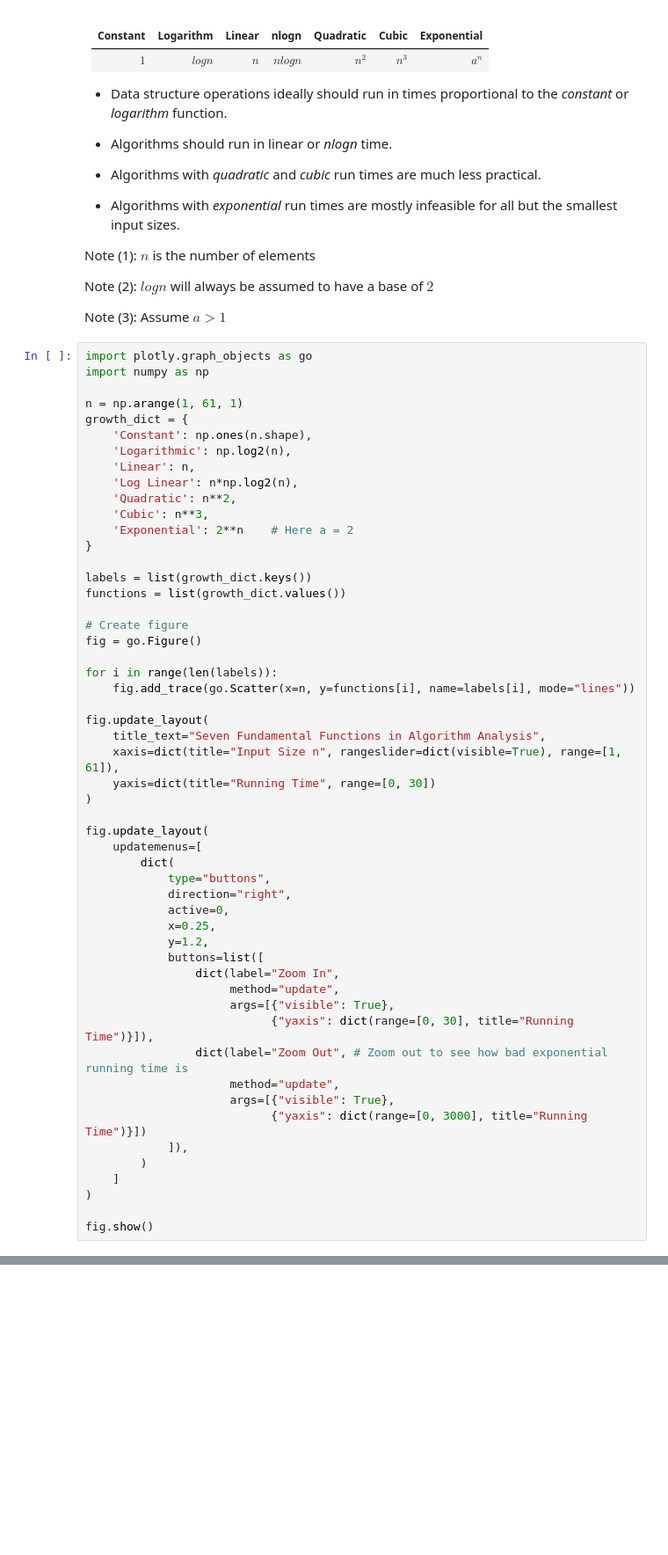
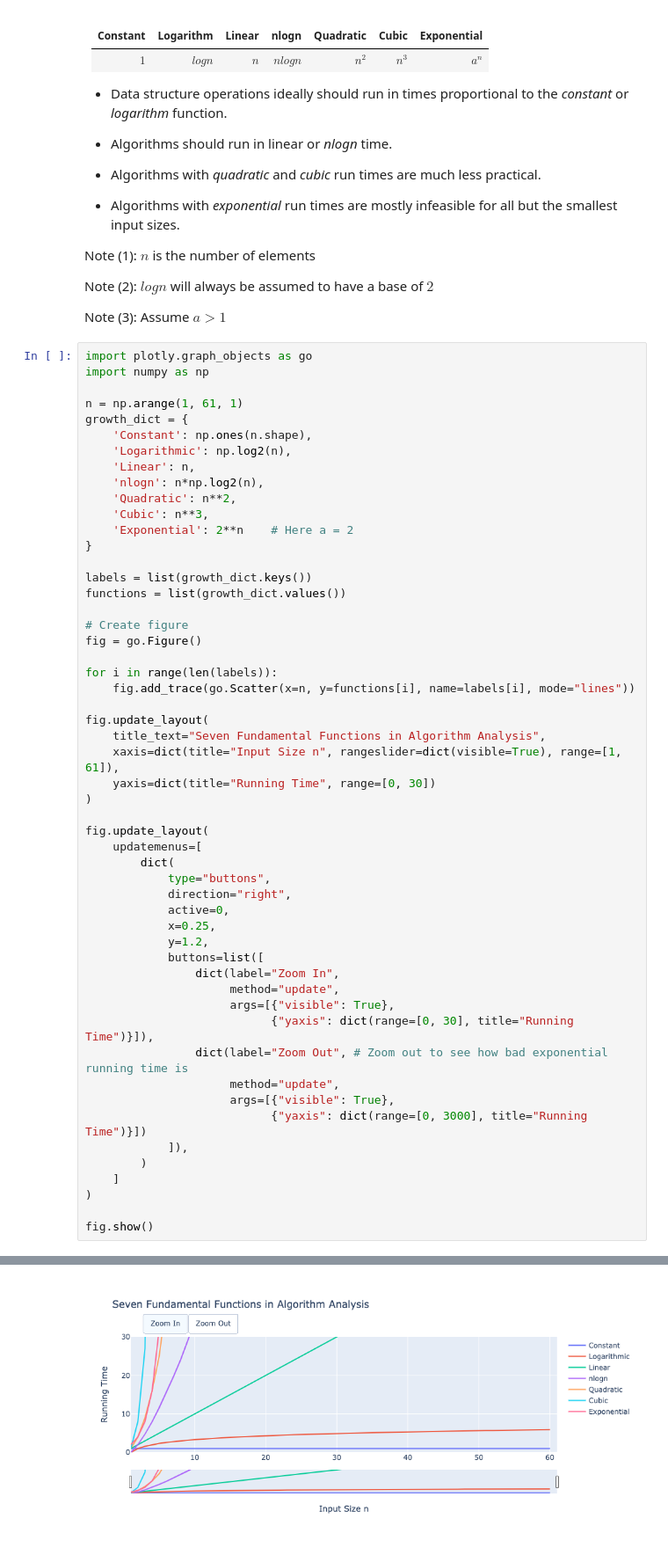
Before and after one commit to ChristianChiarulli/leetcode, a Jupyter notebook: 01-Asymptotic_Analysis.ipynb, the cells around one changed output, grey strips where cells are left out. Shown at 88% size. Drawn from its saved outputs; the diff is of its cells as text; blank space fills up the shorter version.

```diff
--- a/01-Asymptotic_Analysis.ipynb
+++ b/01-Asymptotic_Analysis.ipynb
@@ -31,7 +31,7 @@ growth_dict = {
     'Constant': np.ones(n.shape),
     'Logarithmic': np.log2(n),
     'Linear': n,
-    'Log Linear': n*np.log2(n),
+    'nlogn': n*np.log2(n),
     'Quadratic': n**2,
     'Cubic': n**3,
     'Exponential': 2**n    # Here a = 2
@@ -80,3 +79,4 @@ fig.show()
+[figure, added]
 # %% [markdown]
 ## Big-Oh
 
```
Also changed, not shown: parts of 11 cells of this notebook, 1 other file.
